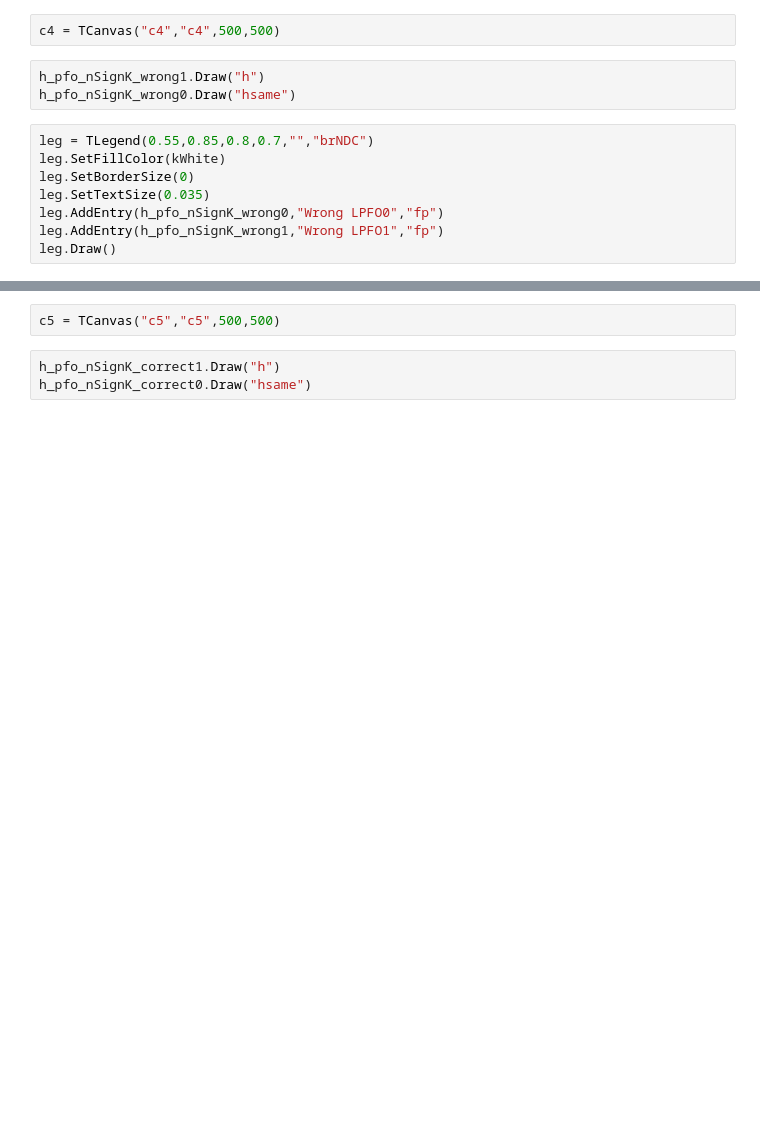
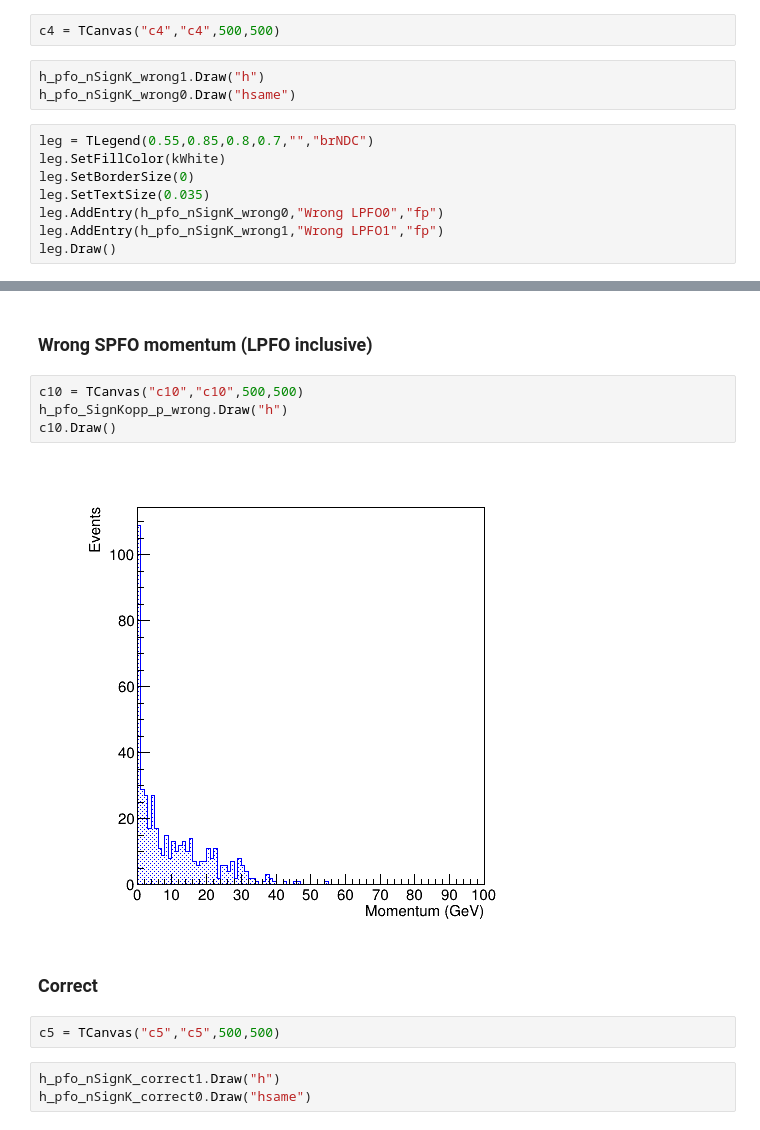
Before and after one commit to yuichiok/VertexMacro, a Jupyter notebook: QQbar250/jupyter/ssbar/dEdx_dist/Migration_Analysis.ipynb, the cells around one changed output, grey strips where cells are left out. Drawn from its saved outputs; the diff is of its cells as text; blank space fills up the shorter version.

```diff
--- a/QQbar250/jupyter/ssbar/dEdx_dist/Migration_Analysis.ipynb
+++ b/QQbar250/jupyter/ssbar/dEdx_dist/Migration_Analysis.ipynb
@@ -226,3 +302,13 @@ c4.Draw()
+# %% [markdown]
+### Wrong SPFO momentum (LPFO inclusive)
+# %%
+c10 = TCanvas("c10","c10",500,500)
+h_pfo_SignKopp_p_wrong.Draw("h")
+c10.Draw()
+# %% [output]
+[figure, added]
+# %% [markdown]
+### Correct
 # %%
 c5 = TCanvas("c5","c5",500,500)
 # %%
```
Also changed, not shown: parts of 39 cells of this notebook, 3 other files.
